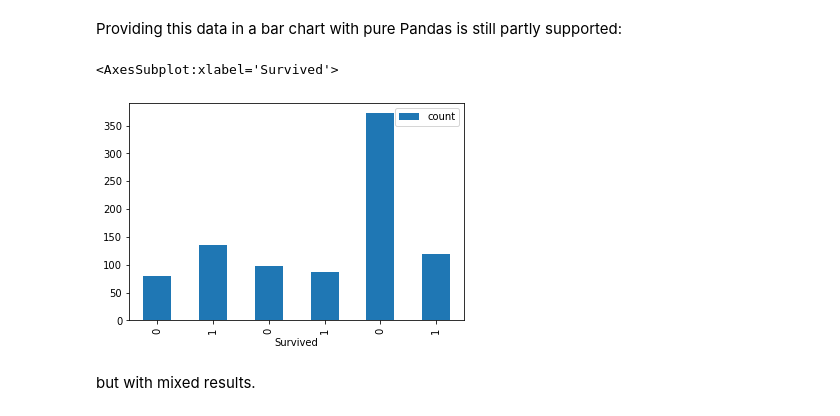
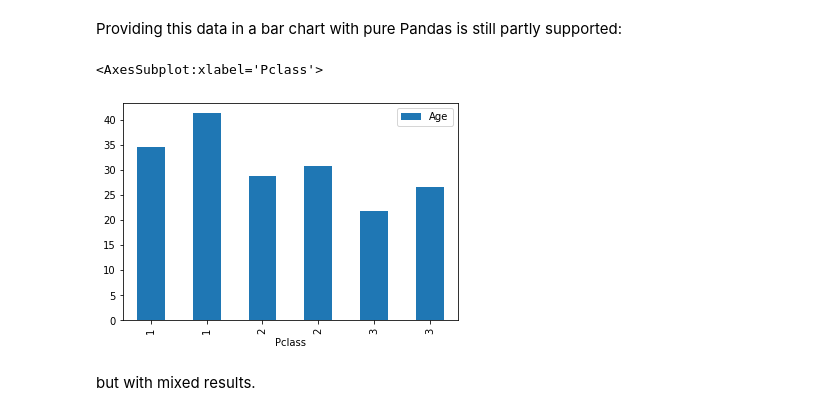
Before and after one commit to jorisvandenbossche/course-python-data, a Jupyter notebook: notebooks/visualization_02_seaborn.ipynb, the cells around one changed output. Saved outputs shown, nothing was run; the diff lists cells and outputs as text; code cells hidden in the pictures.

```diff
--- a/notebooks/visualization_02_seaborn.ipynb
+++ b/notebooks/visualization_02_seaborn.ipynb
@@ -54,0 +44,3 @@ survived_stat
+# %%
+survived_stat = titanic.groupby(["Pclass", "Sex"])["Age"].mean().reset_index()
+survived_stat
@@ -55,12 +55,12 @@ survived_stat
 # %% [markdown]
 Providing this data in a bar chart with pure Pandas is still partly supported:
 # %%
-survived_stat.plot(x='Survived', y='count', kind='bar')
+survived_stat.plot(x='Pclass', y='Age', kind='bar')
 ## A possible other way of plotting this could be using groupby again:
-# survived_stat.groupby('Pclass').plot(x='Survived', y='count', kind='bar') # (try yourself by uncommenting)
+#survived_stat.groupby('Pclass').plot(x='Sex', y='Age', kind='bar') # (try yourself by uncommenting)
 # %% [output]
-<AxesSubplot:xlabel='Survived'>
+<AxesSubplot:xlabel='Pclass'>
-[figure, old version]
+[figure, new version]
 # %% [markdown]
 but with mixed results.
 # %% [markdown]
```
Also changed, not shown: parts of 13 cells of this notebook, 1 other file.
